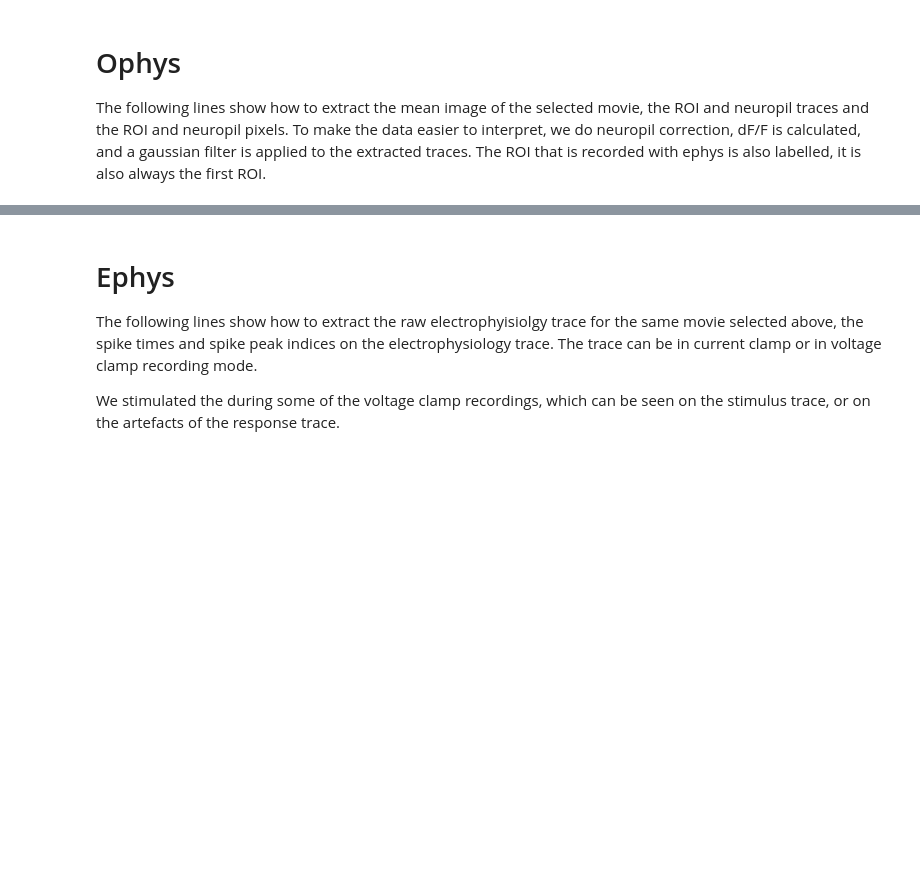
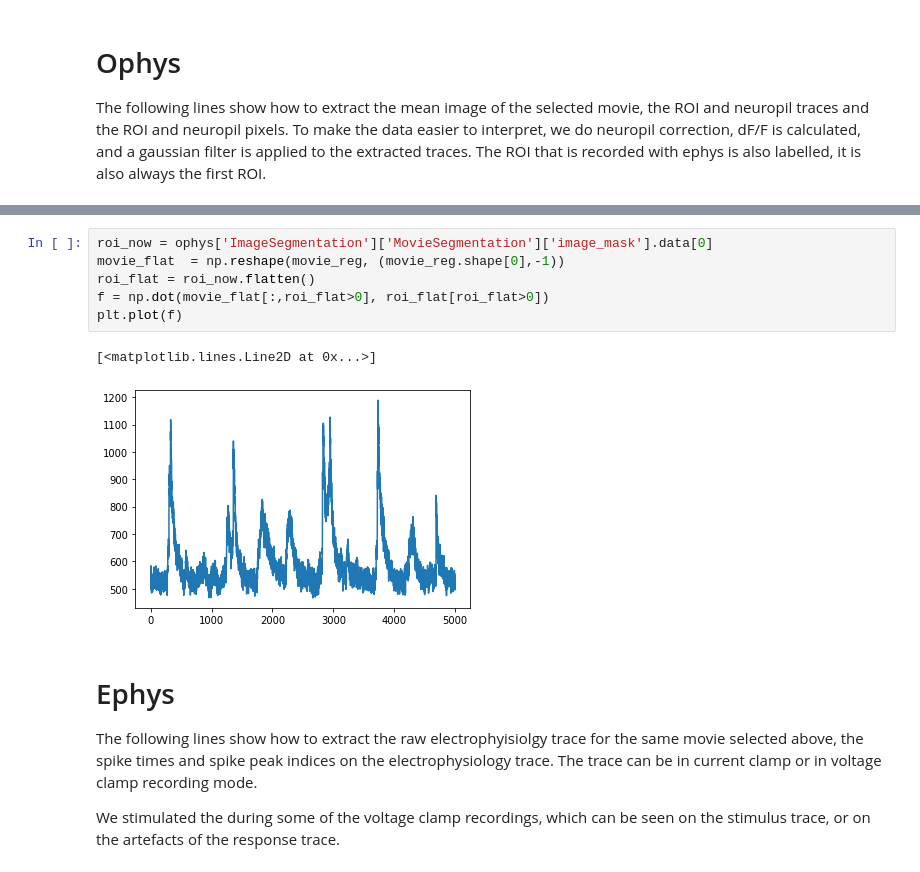
Before and after one commit to rozmar/jGCaMP8_mouse_cell_attached_pipeline, a Jupyter notebook: NWB_tutorial.ipynb, the cells around one changed output, grey strips where cells are left out. Cells and saved outputs as stored; diff of their text form; blank space fills up the shorter version.

```diff
--- a/NWB_tutorial.ipynb
+++ b/NWB_tutorial.ipynb
@@ -163,3 +200,12 @@ print(nwbfile.acquisition['Raw movie {}'.format(movie_number)].external_file[:])
+# %%
+roi_now = ophys['ImageSegmentation']['MovieSegmentation']['image_mask'].data[0]
+movie_flat  = np.reshape(movie_reg, (movie_reg.shape[0],-1))
+roi_flat = roi_now.flatten()
+f = np.dot(movie_flat[:,roi_flat>0], roi_flat[roi_flat>0])
+plt.plot(f)
+# %% [output]
+[<matplotlib.lines.Line2D at 0x...>]
+[figure, added]
 # %% [markdown]
 # Ephys
 The following lines show how to extract the raw electrophyisiolgy trace for the same movie selected above, the spike times and spike peak indices on the electrophysiology trace. The trace can be in current clamp or in voltage clamp recording mode.
```
Also changed, not shown: parts of 14 cells of this notebook.
